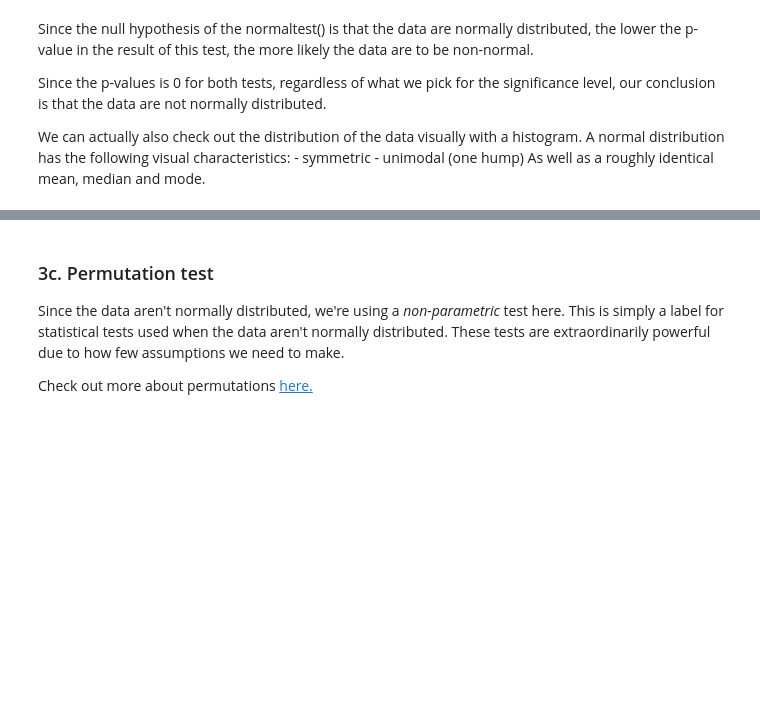
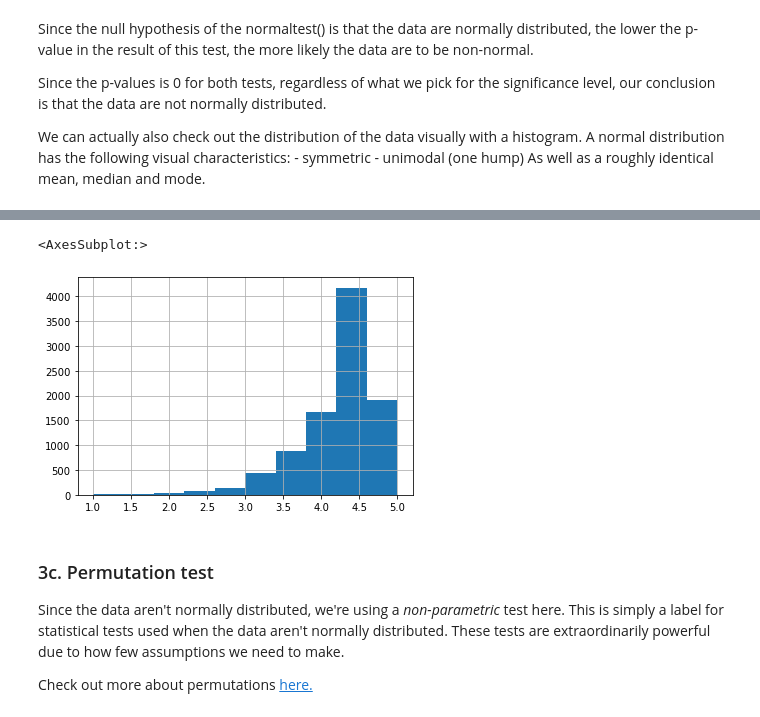
Before and after one commit to ChadDelany/Apps_Case_Study, a Jupyter notebook: Project Files/Springboard Apps project - Tier 3 - Complete.ipynb, the cells around one changed output, grey strips where cells are left out. Drawn from its saved outputs; the diff is of its cells as text; code cells hidden in the pictures; blank space fills up the shorter version.

```diff
--- a/Project Files/Springboard Apps project - Tier 3 - Complete.ipynb
+++ b/Project Files/Springboard Apps project - Tier 3 - Complete.ipynb
@@ -465,6 +477,9 @@ _ _ _
 # %%
 # Create a histogram of the google data
-_ _ _
+google.hist()
+# %% [output]
+<AxesSubplot:>
+[figure, added]
 # %% [markdown]
 ### 3c. Permutation test
 Since the data aren't normally distributed, we're using a *non-parametric* test here. This is simply a label for statistical tests used when the data aren't normally distributed. These tests are extraordinarily powerful due to how few assumptions we need to make.
```
Also changed, not shown: parts of 8 cells of this notebook.
